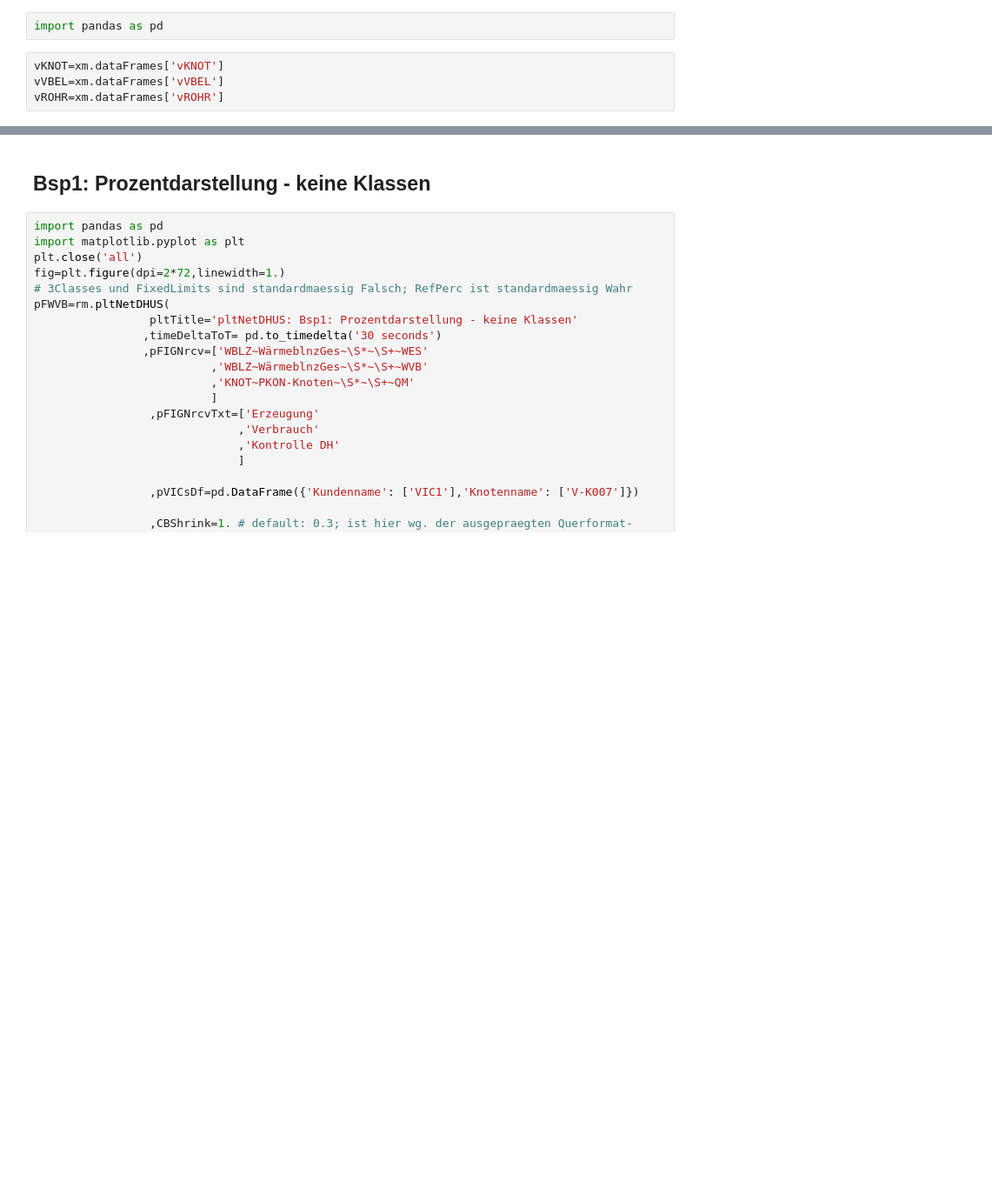
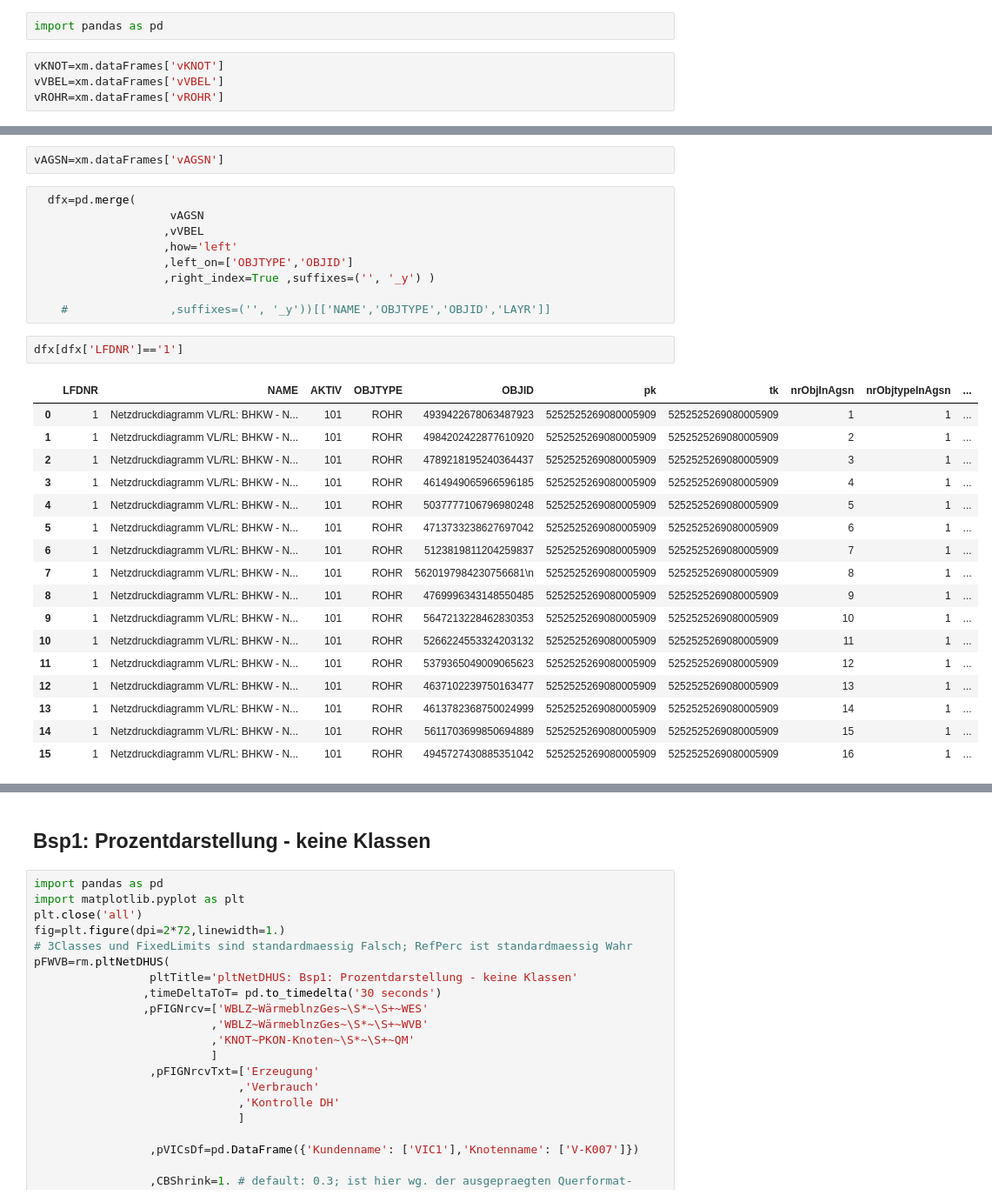
Before and after one commit to aw3s/PT3S, a Jupyter notebook: PT3S.ipynb, the cells around one changed output, grey strips where cells are left out. Shown: that part at 87% size. Cells and saved outputs as stored; diff of their text form; blank space fills up the shorter version.

```diff
--- a/PT3S.ipynb
+++ b/PT3S.ipynb
@@ -213,0 +174,31 @@ df
+# %%
+vAGSN=xm.dataFrames['vAGSN']
+# %%
+  dfx=pd.merge(
+                    vAGSN
+                   ,vVBEL
+                   ,how='left'
+                   ,left_on=['OBJTYPE','OBJID']
+                   ,right_index=True ,suffixes=('', '_y') )
+
+    #               ,suffixes=('', '_y'))[['NAME','OBJTYPE','OBJID','LAYR']]
+# %%
+dfx[dfx['LFDNR']=='1']
+# %% [output]
+|  | LFDNR | NAME | AKTIV | OBJTYPE | OBJID | pk | tk | nrObjInAgsn | nrObjtypeInAgsn | ... |
+| 0 | 1 | Netzdruckdiagramm VL/RL: BHKW - N... | 101 | ROHR | 4939422678063487923 | 5252525269080005909 | 5252525269080005909 | 1 | 1 | ... |
+| 1 | 1 | Netzdruckdiagramm VL/RL: BHKW - N... | 101 | ROHR | 4984202422877610920 | 5252525269080005909 | 5252525269080005909 | 2 | 1 | ... |
+| 2 | 1 | Netzdruckdiagramm VL/RL: BHKW - N... | 101 | ROHR | 4789218195240364437 | 5252525269080005909 | 5252525269080005909 | 3 | 1 | ... |
+| 3 | 1 | Netzdruckdiagramm VL/RL: BHKW - N... | 101 | ROHR | 4614949065966596185 | 5252525269080005909 | 5252525269080005909 | 4 | 1 | ... |
+| 4 | 1 | Netzdruckdiagramm VL/RL: BHKW - N... | 101 | ROHR | 5037777106796980248 | 5252525269080005909 | 5252525269080005909 | 5 | 1 | ... |
+| 5 | 1 | Netzdruckdiagramm VL/RL: BHKW - N... | 101 | ROHR | 4713733238627697042 | 5252525269080005909 | 5252525269080005909 | 6 | 1 | ... |
+| 6 | 1 | Netzdruckdiagramm VL/RL: BHKW - N... | 101 | ROHR | 5123819811204259837 | 5252525269080005909 | 5252525269080005909 | 7 | 1 | ... |
+| 7 | 1 | Netzdruckdiagramm VL/RL: BHKW - N... | 101 | ROHR | 5620197984230756681\n | 5252525269080005909 | 5252525269080005909 | 8 | 1 | ... |
+| 8 | 1 | Netzdruckdiagramm VL/RL: BHKW - N... | 101 | ROHR | 4769996343148550485 | 5252525269080005909 | 5252525269080005909 | 9 | 1 | ... |
+| 9 | 1 | Netzdruckdiagramm VL/RL: BHKW - N... | 101 | ROHR | 5647213228462830353 | 5252525269080005909 | 5252525269080005909 | 10 | 1 | ... |
+| 10 | 1 | Netzdruckdiagramm VL/RL: BHKW - N... | 101 | ROHR | 5266224553324203132 | 5252525269080005909 | 5252525269080005909 | 11 | 1 | ... |
+| 11 | 1 | Netzdruckdiagramm VL/RL: BHKW - N... | 101 | ROHR | 5379365049009065623 | 5252525269080005909 | 5252525269080005909 | 12 | 1 | ... |
+| 12 | 1 | Netzdruckdiagramm VL/RL: BHKW - N... | 101 | ROHR | 4637102239750163477 | 5252525269080005909 | 5252525269080005909 | 13 | 1 | ... |
+| 13 | 1 | Netzdruckdiagramm VL/RL: BHKW - N... | 101 | ROHR | 4613782368750024999 | 5252525269080005909 | 5252525269080005909 | 14 | 1 | ... |
+| 14 | 1 | Netzdruckdiagramm VL/RL: BHKW - N... | 101 | ROHR | 5611703699850694889 | 5252525269080005909 | 5252525269080005909 | 15 | 1 | ... |
+| 15 | 1 | Netzdruckdiagramm VL/RL: BHKW - N... | 101 | ROHR | 4945727430885351042 | 5252525269080005909 | 5252525269080005909 | 16 | 1 | ... |
```
Also changed, not shown: parts of 18 cells of this notebook, 1 other file.
